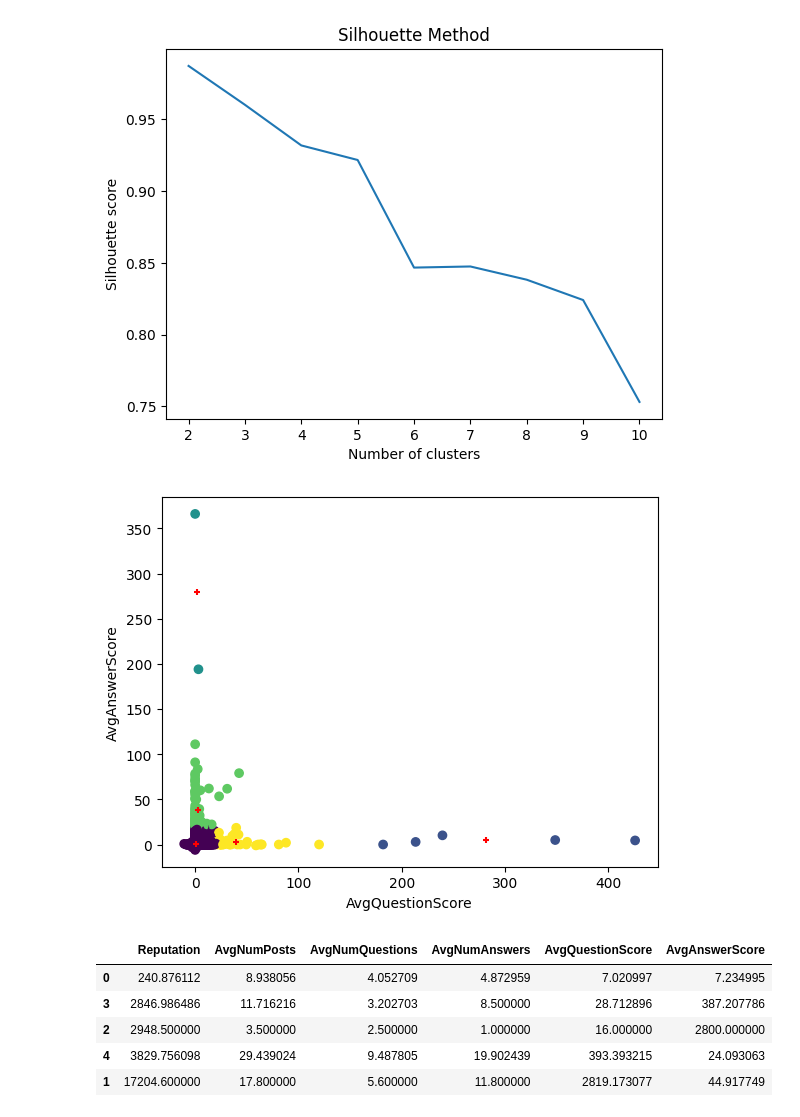
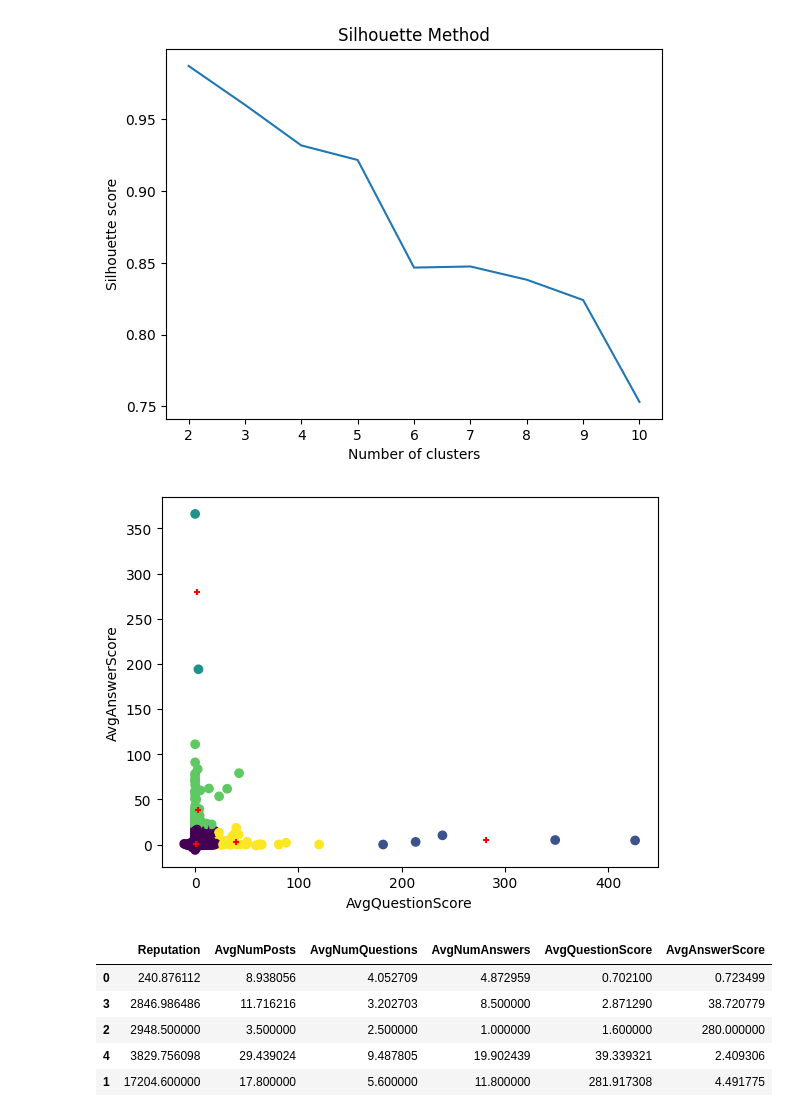
Before and after one commit to mederickg/StackOverflowProj, a Jupyter notebook: data-analysis.ipynb, the cells around one changed output. Saved outputs shown, nothing was run; the diff lists cells and outputs as text; code cells hidden in the pictures.

```diff
--- a/data-analysis.ipynb
+++ b/data-analysis.ipynb
@@ -142,40 +142,40 @@ plt.scatter(data[:, 0], data[:, 1], c=labels)
 
 # plot center of each group
 plt.scatter(centers[:, 0], centers[:, 1], marker='+', s=25, color='red')
 
 plt.xlabel("AvgQuestionScore")
 plt.ylabel("AvgAnswerScore")
 plt.show()
 
 
 users_df.head(10)
 
 analysis_df = pd.DataFrame(columns=[])
 
 for label in set(labels):
     cluster = users_df[users_df['Cluster'] == label]
     new_row = pd.DataFrame([
         {
             'Reputation': cluster["Reputation"].mean(),
             'AvgNumPosts': cluster["NumPosts"].mean(),
             'AvgNumQuestions': cluster["NumQuestions"].mean(),
             'AvgNumAnswers': cluster["NumAnswers"].mean(),
-            'AvgQuestionScore': cluster["AvgQuestionScore"].mean() * 10, # multiply by 10 because that's how much rep 1 score point is worth (https://stackoverflow.help/en/articles/4396982-reputation)
-            'AvgAnswerScore': cluster["AvgAnswerScore"].mean() * 10,
+            'AvgQuestionScore': cluster["AvgQuestionScore"].mean(), # multiply by 10 because that's how much rep 1 score point is worth (https://stackoverflow.help/en/articles/4396982-reputation)
+            'AvgAnswerScore': cluster["AvgAnswerScore"].mean(),
         }
     ])
 
     analysis_df = pd.concat([analysis_df, new_row], ignore_index=True)
 
 analysis_df.sort_values("Reputation", ascending=True).head(20)
 # %% [output]
 [figure]
 |  | Reputation | AvgNumPosts | AvgNumQuestions | AvgNumAnswers | AvgQuestionScore | AvgAnswerScore |
-| 0 | 240.876112 | 8.938056 | 4.052709 | 4.872959 | 7.020997 | 7.234995 |
-| 3 | 2846.986486 | 11.716216 | 3.202703 | 8.500000 | 28.712896 | 387.207786 |
-| 2 | 2948.500000 | 3.500000 | 2.500000 | 1.000000 | 16.000000 | 2800.000000 |
-| 4 | 3829.756098 | 29.439024 | 9.487805 | 19.902439 | 393.393215 | 24.093063 |
-| 1 | 17204.600000 | 17.800000 | 5.600000 | 11.800000 | 2819.173077 | 44.917749 |
+| 0 | 240.876112 | 8.938056 | 4.052709 | 4.872959 | 0.702100 | 0.723499 |
+| 3 | 2846.986486 | 11.716216 | 3.202703 | 8.500000 | 2.871290 | 38.720779 |
+| 2 | 2948.500000 | 3.500000 | 2.500000 | 1.000000 | 1.600000 | 280.000000 |
+| 4 | 3829.756098 | 29.439024 | 9.487805 | 19.902439 | 39.339321 | 2.409306 |
+| 1 | 17204.600000 | 17.800000 | 5.600000 | 11.800000 | 281.917308 | 4.491775 |
 # %%
 from sklearn.feature_extraction.text import CountVectorizer
 count_vectorizer = CountVectorizer(stop_words="english", max_features=50, token_pattern=r"(?u)\b\w[\w']+\b")
```
Also changed, not shown: parts of 5 cells of this notebook, 1 other file.
